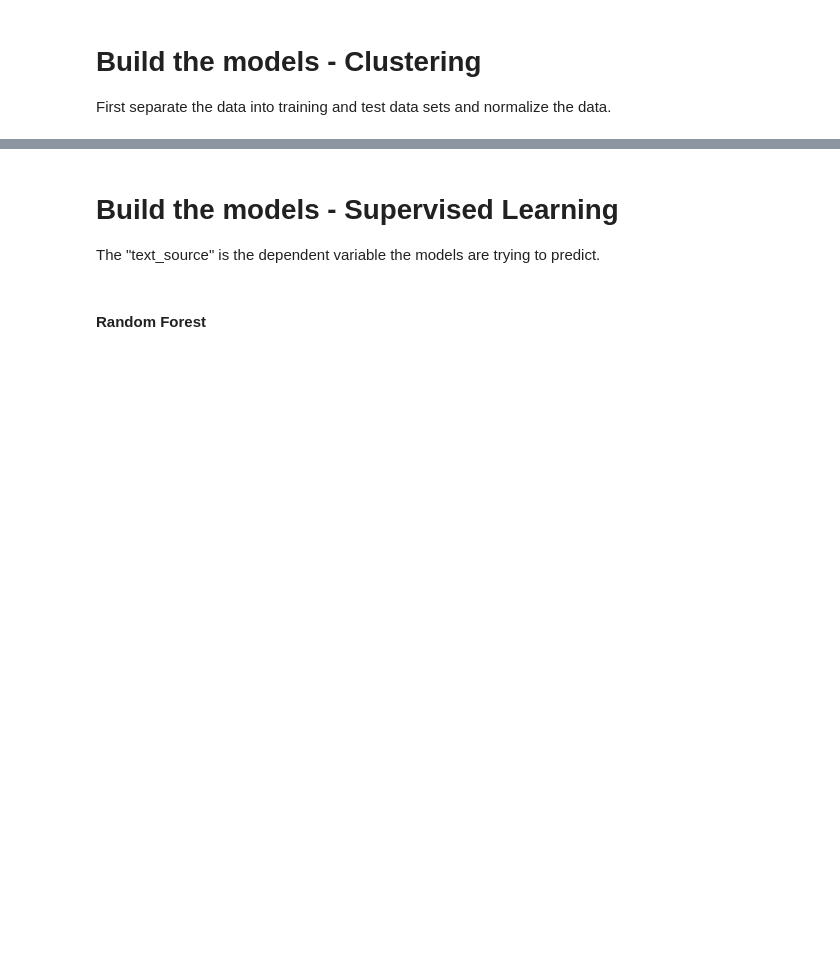
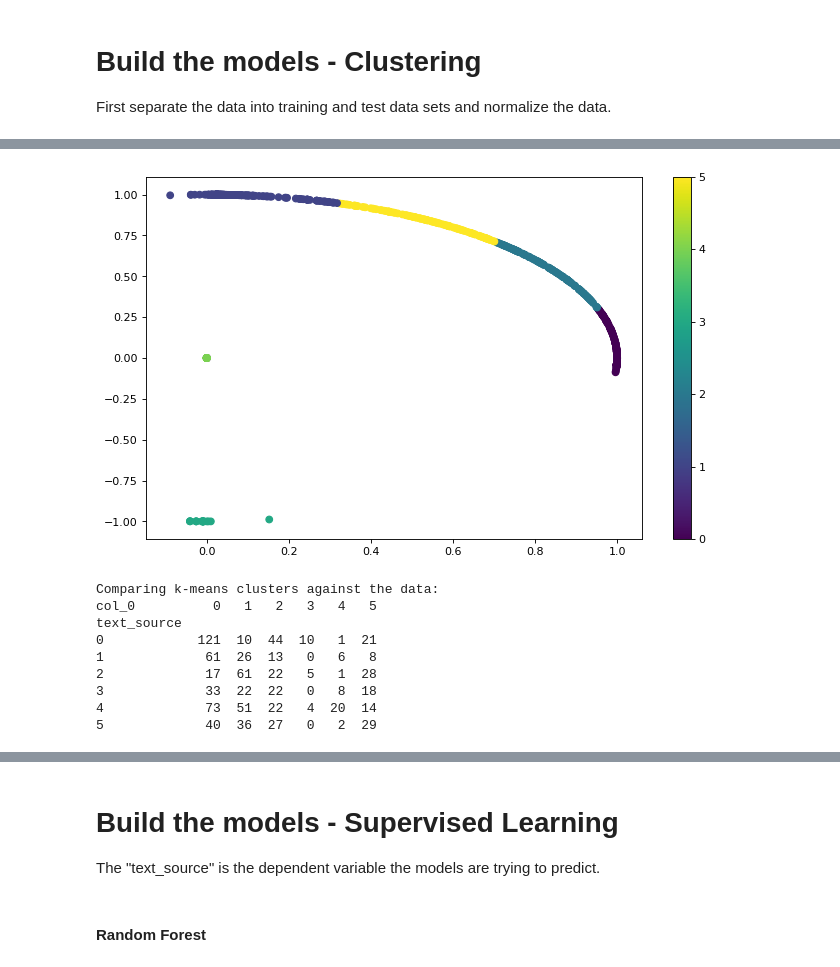
Before and after one commit to etterfred/Thinkful, a Jupyter notebook: Unsupervised_Capstone.ipynb, the cells around one changed output, grey strips where cells are left out. Cells and saved outputs as stored; diff of their text form; code cells hidden in the pictures; blank space fills up the shorter version.

```diff
--- a/Unsupervised_Capstone.ipynb
+++ b/Unsupervised_Capstone.ipynb
@@ -454,0 +493,32 @@ From the crosstab data, cluster number 1 contains the most data points and clust
+# %%
+#Our SVD data reducer.  We are going to reduce the feature space from 1379 to 130.
+svd = TruncatedSVD(2)
+lsa = make_pipeline(svd, Normalizer(copy=False))
+
+# Run SVD on the training data, then project the training data.
+X_train_lsa = lsa.fit_transform(X_train)
+
+# Calculate predicted values.
+y_pred = KMeans(n_clusters=6).fit_predict(X_train_lsa)
+# print(y_pred[:10])
+
+# Plot the solution.
+plt.figure(figsize=(10, 6), dpi=80)
+plt.scatter(X_train_lsa[:, 0], X_train_lsa[:, 1], c=y_pred)
+plt.colorbar()
+plt.show()
+
+# Check the solution against the data.
+print('Comparing k-means clusters against the data:')
+print(pd.crosstab(y_train, y_pred))
+# %% [output]
+[figure, added]
+Comparing k-means clusters against the data:
+col_0          0   1   2   3   4   5
+text_source
+0            121  10  44  10   1  21
+1             61  26  13   0   6   8
+2             17  61  22   5   1  28
+3             33  22  22   0   8  18
+4             73  51  22   4  20  14
+5             40  36  27   0   2  29
```
Also changed, not shown: parts of 51 cells of this notebook.
